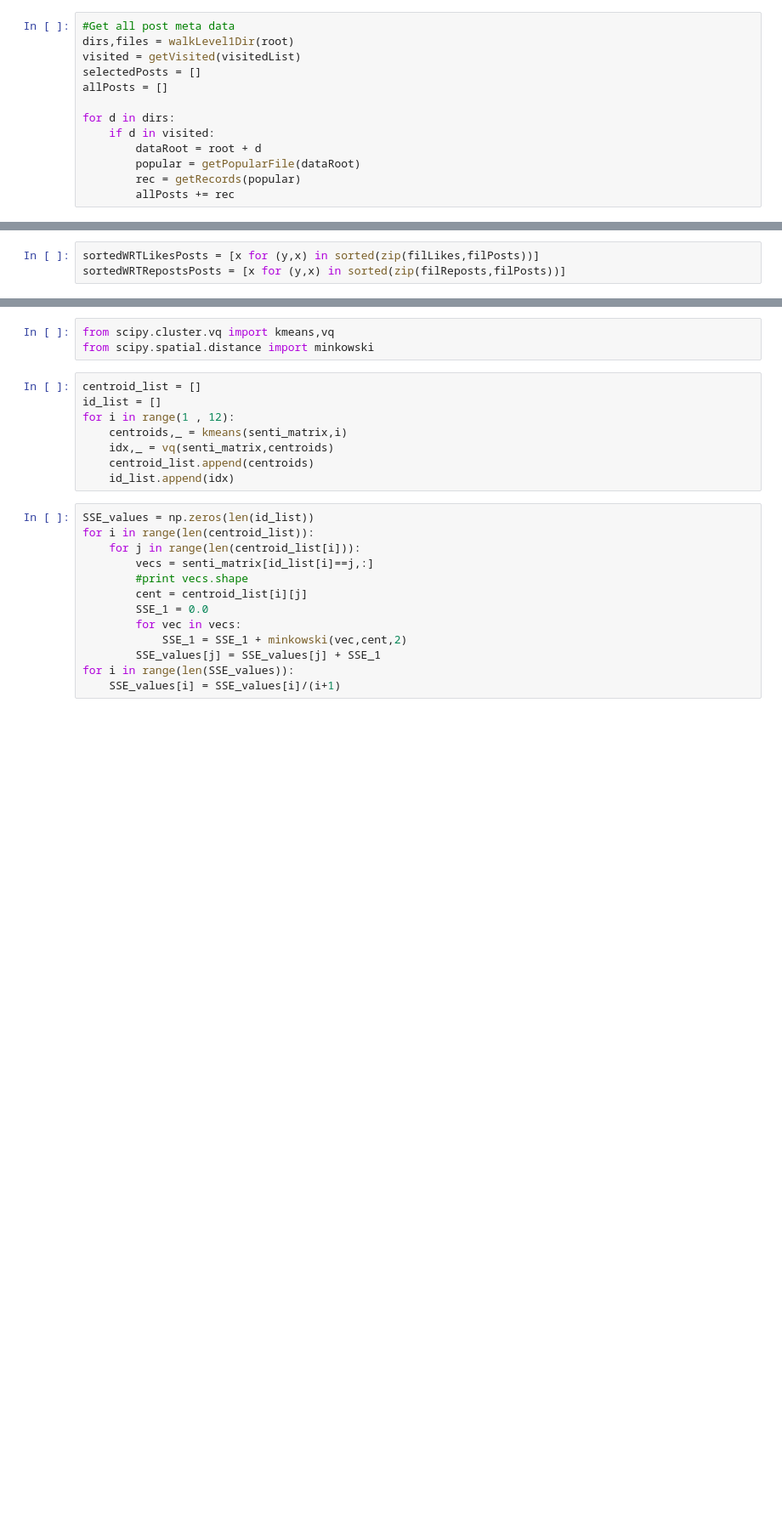
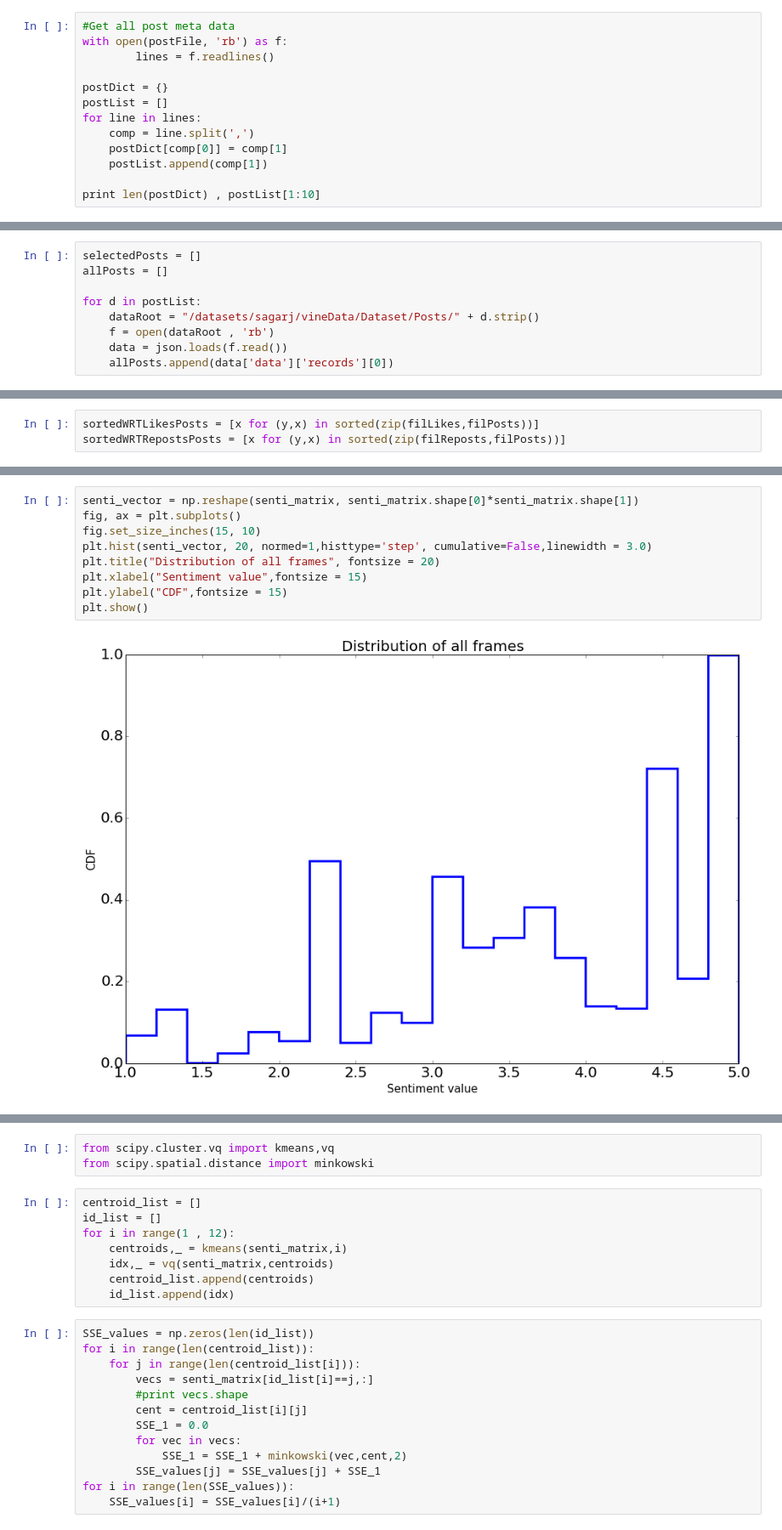
Before and after one commit to sagarjoglekar/vineCrawl, a Jupyter notebook: notebooks/Sentiment_finesampledVine_Trends.ipynb, the cells around one changed output, grey strips where cells are left out. Shown at 85% size. Saved outputs shown, nothing was run; the diff lists cells and outputs as text; blank space fills up the shorter version.

```diff
--- a/notebooks/Sentiment_finesampledVine_Trends.ipynb
+++ b/notebooks/Sentiment_finesampledVine_Trends.ipynb
@@ -193,13 +240,13 @@ print misses
-# %%
-#Get all post meta data
-dirs,files = walkLevel1Dir(root)
-visited = getVisited(visitedList)
-selectedPosts = []
-allPosts = []
-
-for d in dirs:
-    if d in visited:
-        dataRoot = root + d
-        popular = getPopularFile(dataRoot)
-        rec = getRecords(popular)
-        allPosts += rec
+# %%
+#Get all post meta data
+with open(postFile, 'rb') as f:
+        lines = f.readlines()
+
+postDict = {}
+postList = []
+for line in lines:
+    comp = line.split(',')
+    postDict[comp[0]] = comp[1]
+    postList.append(comp[1])
+
+print len(postDict) , postList[1:10]
@@ -206,2 +255,11 @@ for d in dirs:
+# %%
+selectedPosts = []
+allPosts = []
+
+for d in postList:
+    dataRoot = "/datasets/sagarj/vineData/Dataset/Posts/" + d.strip()
+    f = open(dataRoot , 'rb')
+    data = json.loads(f.read())
+    allPosts.append(data['data']['records'][0])
 # %%
 print len(allPosts)
@@ -277,0 +364,11 @@ print senti_matrix[1:10]
+# %%
+senti_vector = np.reshape(senti_matrix, senti_matrix.shape[0]*senti_matrix.shape[1])
+fig, ax = plt.subplots()
+fig.set_size_inches(15, 10)
+plt.hist(senti_vector, 20, normed=1,histtype='step', cumulative=False,linewidth = 3.0)
+plt.title("Distribution of all frames", fontsize = 20)
+plt.xlabel("Sentiment value",fontsize = 15)
+plt.ylabel("CDF",fontsize = 15)
+plt.show()
+# %% [output]
+[figure, added]
```
Also changed, not shown: parts of 66 cells of this notebook.
